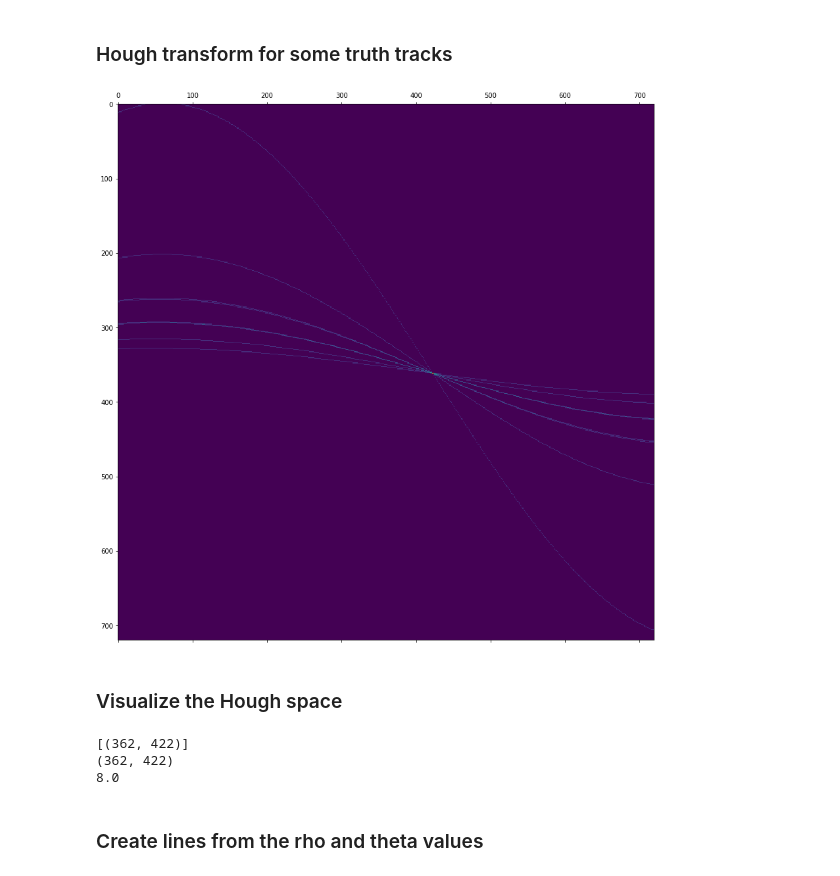
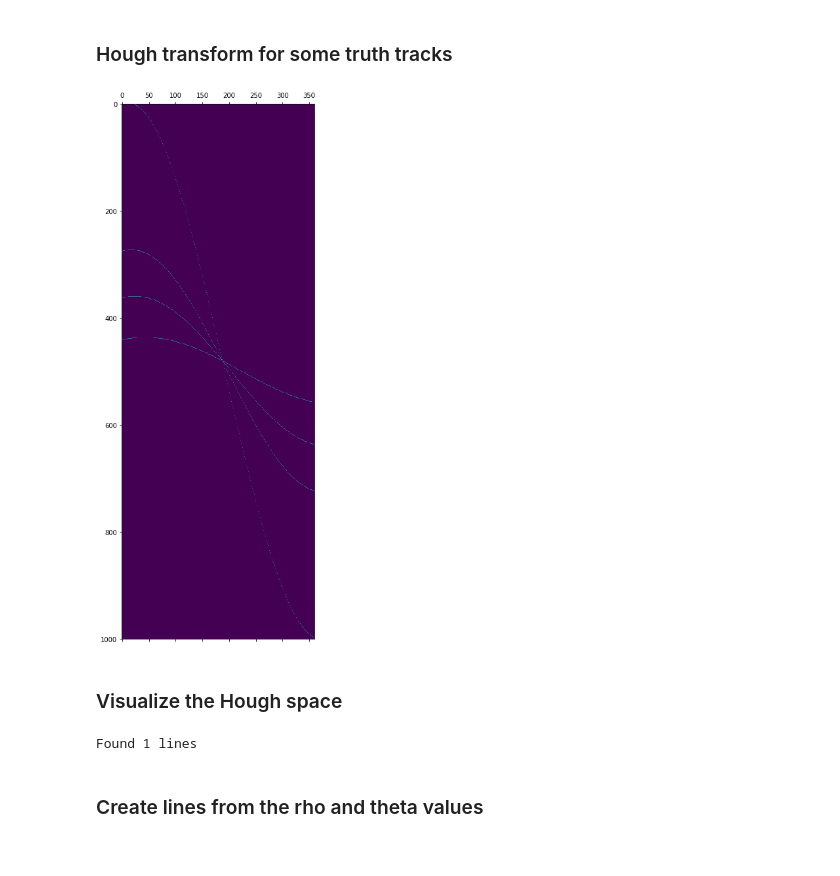
Before and after one commit to MaxHolmberg96/track-estimation-ML, a Jupyter notebook: houghTransform.ipynb, the cells around one changed output. Drawn from its saved outputs; the diff is of its cells as text; code cells hidden in the pictures.

```diff
--- a/houghTransform.ipynb
+++ b/houghTransform.ipynb
@@ -38,11 +38,10 @@ selected_truth = truth.iloc[selected_indices]
 plt.figure(figsize=(10,10))
 ax = plt.axes()
 # Separate the tracks
-tracks = selected_truth.particle_id.unique()[1::100]
-#tracks = [tracks[i] for i in range(30, 31)]
-tracks = [tracks[35]]
+tracks = selected_truth.particle_id.unique()
+#tracks = [tracks[i] for i in range(5000, 5010)]
+tracks = [tracks[1008]]
 print(len(selected_truth.particle_id.unique()))
-print(len(tracks))
 for track in tracks:
     # A value of 0 means that the hit did not originate
     # from a reconstructible particle, but e.g. from detector noise.
@@ -50,7 +49,7 @@ for track in tracks:
         continue
     t = selected_truth[selected_truth.particle_id == track]
     ax.plot(t.tx, t.ty)
-
+plt.grid()
 plt.show()
 # %% [output]
 8188
@@ -124,52 +122,58 @@ for track in tracks:
 firstQuad = np.empty((0, 2))
 secondQuad = np.empty((0, 2))
 thirdQuad = np.empty((0, 2))
 fourthQuad = np.empty((0, 2))
 for p in allTrackPoints:
     if p[0] > 0 and p[1] > 0:
         firstQuad = np.vstack([firstQuad, p])
     elif p[0] < 0 and p[1] > 0:
         secondQuad = np.vstack([secondQuad, p])
     elif p[0] < 0 and p[1] < 0:
         thirdQuad = np.vstack([thirdQuad, p])
     elif p[0] > 0 and p[1] < 0:
         fourthQuad = np.vstack([fourthQuad, p])
 
 # Assign values to hough space
 from math import pi
 maxRho = max([np.linalg.norm(p) for p in allTrackPoints])
 minRho = -maxRho
 # -pi / 2 -> pi / 2 works best
 minTheta = 0
-maxTheta = pi - 10**-10
+maxTheta = pi - 10**-100
 # Best values seem to be 250 and 360 respectively
-nrBinsRho = 720 #360
-nrBinsTheta = 720 #360
+nrBinsRho = 1000 #360
+nrBinsTheta = 360 #360
 
 accumulator, maxRho, minRho, nrBinsRho, nrBinsTheta, thetas = createHoughSpace(allTrackPoints, minRho, maxRho, minTheta, maxTheta, nrBinsRho, nrBinsTheta)
 
 
 plt.figure(figsize=(15, 15))
 ax = plt.axes()
 ax.matshow(accumulator)
 plt.show()
 # %% [output]
-[figure, old version]
+[figure, new version]
 # %% [markdown]
 ### Visualize the Hough space
-# %%
-#visualizeHoughSpace3D(accumulator, minRho, maxRho, minTheta, maxTheta, nrBinsRho, nrBinsTheta)
-threshhold = int(averageNumberHits) - 1 # Super dependent on this
-maxPoints = findMaxValues(accumulator, nrBinsRho, nrBinsTheta, threshhold)
-print(maxPoints)
-#print(maxPoints)
-maxIndex = np.unravel_index(np.argmax(accumulator), accumulator.shape)
-print(maxIndex)
-print(accumulator[maxIndex[0], maxIndex[1]])
-#print(nMax)
-# %% [output]
-[(362, 422)]
-(362, 422)
-8.0
+# %%
+#visualizeHoughSpace3D(accumulator, minRho, maxRho, minTheta, maxTheta, nrBinsRho, nrBinsTheta)
+threshhold = averageNumberHits - 1 # Super dependent on this
+maxPoints = findMaxValues(accumulator, nrBinsRho, nrBinsTheta, threshhold)
+# Check if maxPoints have the same value and are next to each other
+'''for i in range(len(maxPoints)):
+    for j in range(i, len(maxPoints)):
+        if i >= len(maxPoints) or j >= len(maxPoints):
+            continue
+        # If rho index is within 1 and theta index is within 1
+        if abs(maxPoints[i][0] - maxPoints[j][0]) <= 1 and abs(maxPoints[i][1] - maxPoints[j][1]) <= 1:
+            maxPoints.pop(i)'''
+
+
+if len(maxPoints) == 0:
+    maxIndex = np.unravel_index(np.argmax(accumulator), accumulator.shape)
+    maxPoints = [maxIndex]
+print("Found", len(maxPoints), "lines")
+# %% [output]
+Found 1 lines
 # %%
 maxRhos, maxThetas = extractRhoAndTheta(maxPoints, thetas, minRho, maxRho, nrBinsRho)
```
Also changed, not shown: parts of 13 cells of this notebook, 7 other files.
